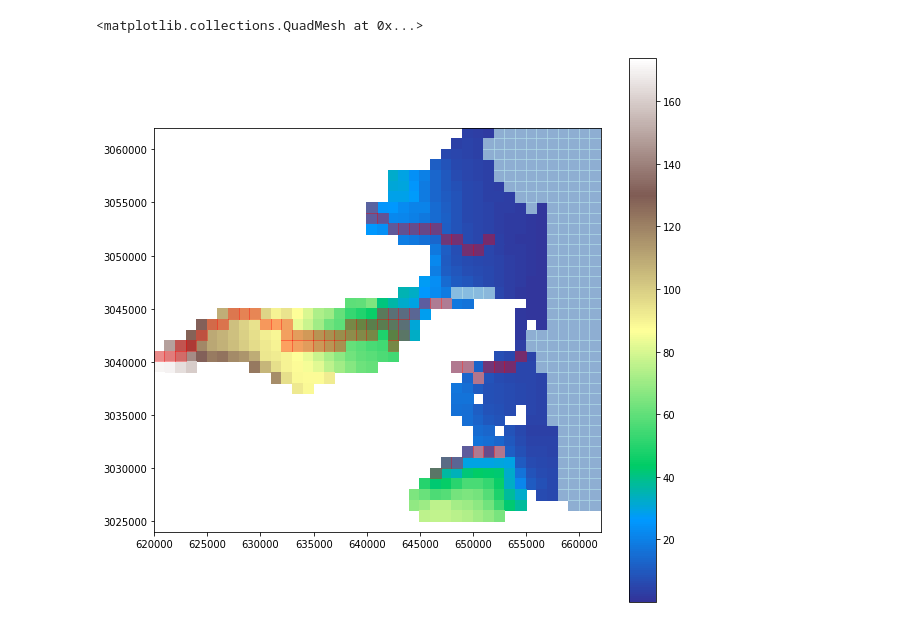
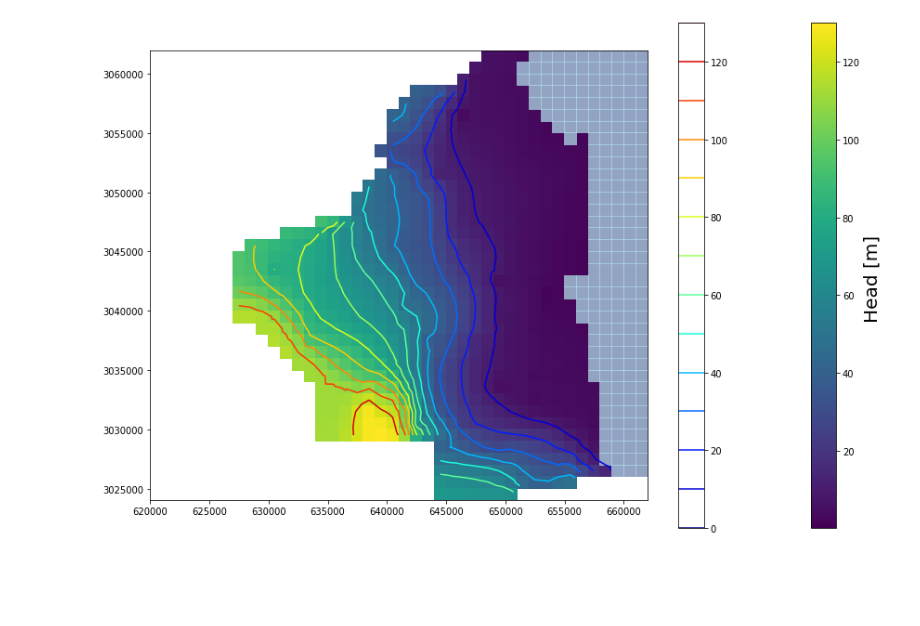
Before and after one commit to LudovicSchorpp/TM_Ludovic_Schorpp, a Jupyter notebook: codes_tests/Chabart/notebooks/test_permanent.ipynb, the cells around one changed output. Saved outputs shown, nothing was run; the diff lists cells and outputs as text; code cells hidden in the pictures; blank space fills up the shorter version.

```diff
--- a/codes_tests/Chabart/notebooks/test_permanent.ipynb
+++ b/codes_tests/Chabart/notebooks/test_permanent.ipynb
@@ -242,17 +258,19 @@ implied, is made by the USGS or the U.S. Government as to the
 head = get_heads(model_name,model_dir)
 spd = get_spdis(model_name,model_dir)
 # %%
-fig = plt.figure(figsize=(10,10))
+fig = plt.figure(figsize=(15,10))
 ax  = plt.subplot(1, 1, 1, aspect='equal')
 ml = fp.plot.PlotMapView(model=gwf)
 
 #hmesh=ml.plot_ibound()
-hmesh=ml.plot_array(head[0],masked_values=[1e30],cmap="terrain")
+hmesh=ml.plot_array(head[4],masked_values=[1e30],cmap="viridis")
 
-plt.colorbar(hmesh)
+g1=plt.colorbar(hmesh)
 ml.plot_bc("sea",color="lightblue",alpha=0.5)
-ml.plot_bc("riv",color="lightblue",alpha=0.5)
-ml.plot_bc("debordement",color="red",alpha=0.2)
+#ml.plot_bc("riv",color="lightblue",alpha=0.5)
+#ml.plot_bc("debordement",color="red",alpha=0.2)
+hmesh=ml.contour_array(head[4],masked_values=[1e30],levels=np.linspace(0,130,14),cmap="jet")
+g=plt.colorbar(hmesh)
+g1.set_label("Head [m] ",fontsize=20)
 # %% [output]
-<matplotlib.collections.QuadMesh at 0x...>
-[figure, old version]
+[figure, new version]
```
Also changed, not shown: parts of 12 cells of this notebook, 10 other files.
